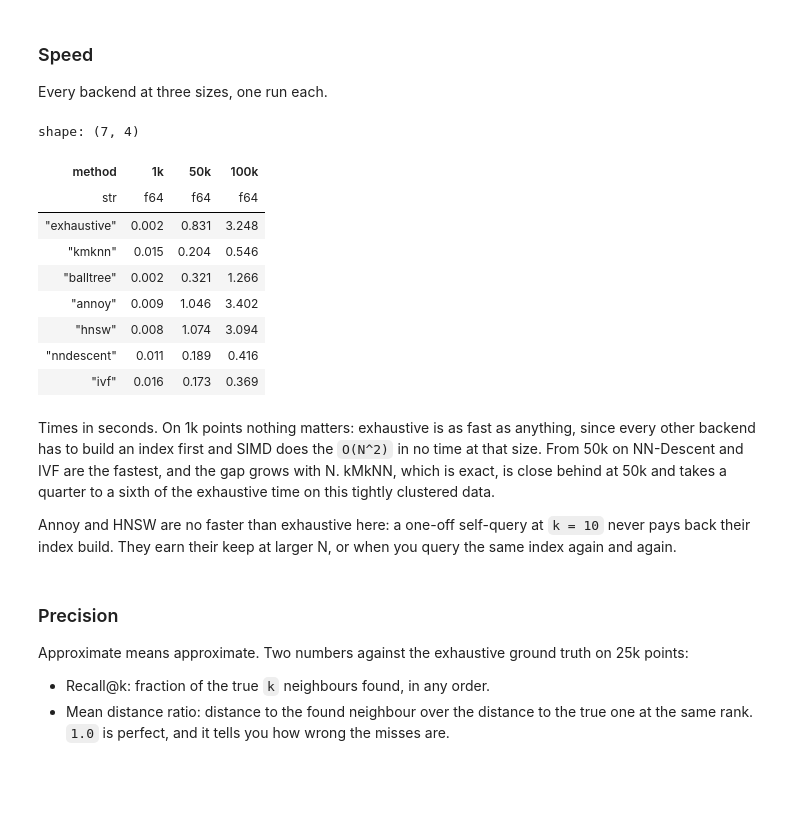
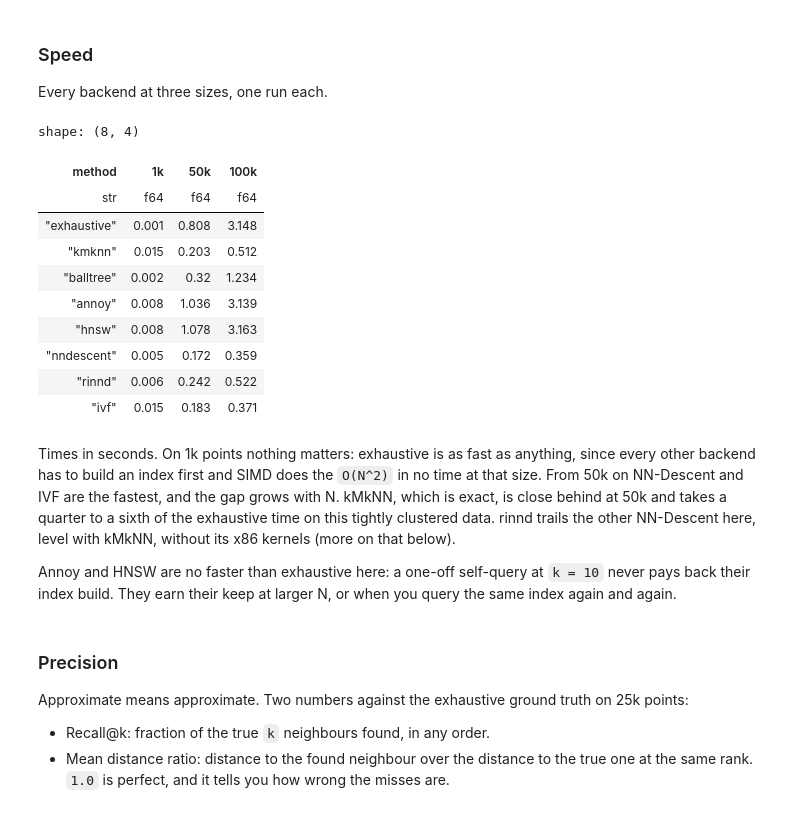
Before and after one commit to GregorLueg/manifolds-rs, a Jupyter notebook: python/docs/vignettes/knn_searches.ipynb, the cells around one changed output. Cells and saved outputs as stored; diff of their text form; code cells hidden in the pictures; blank space fills up the shorter version.

Commit message:
docs: rinnd and NN-Descent seeding in the kNN vignette, rerender all vignettes

```diff
--- a/python/docs/vignettes/knn_searches.ipynb
+++ b/python/docs/vignettes/knn_searches.ipynb
@@ -86,50 +83,54 @@ NeighbourParams(n_tree=None, search_budget=None, m=None, ef_construction=None, e
 Every backend at three sizes, one run each.
 # %%
 BACKENDS = ["exhaustive", "kmknn", "balltree", "annoy", "hnsw", "nndescent", "ivf"]
+if mf.rinnd_available():
+    BACKENDS.insert(-1, "rinnd")
 
 
 def timed(fn) -> float:
     """Wall time of one call, in seconds."""
     start = time.perf_counter()
     fn()
     return time.perf_counter() - start
 
 
 def time_backends(X: np.ndarray) -> dict[str, float]:
     """Wall time of every backend on `X`."""
     params = mf.NeighbourParams(n_probes=25)
     return {
         ann: timed(lambda ann=ann: mf.knn_graph(X, k=K, ann=ann, nn_params=params))
         for ann in BACKENDS
     }
 
 
 speed = {
     f"{n // 1000}k": time_backends(mf.datasets.clustered(n)[0])
     for n in (1_000, 50_000, 100_000)
 }
 
 pl.DataFrame(
     {"method": list(speed["1k"]), **{n: list(t.values()) for n, t in speed.items()}}
 ).with_columns(pl.exclude("method").round(3))
 # %% [output]
-shape: (7, 4)
+shape: (8, 4)
 | method | 1k | 50k | 100k |
 | str | f64 | f64 | f64 |
-| "exhaustive" | 0.002 | 0.831 | 3.248 |
-| "kmknn" | 0.015 | 0.204 | 0.546 |
-| "balltree" | 0.002 | 0.321 | 1.266 |
-| "annoy" | 0.009 | 1.046 | 3.402 |
-| "hnsw" | 0.008 | 1.074 | 3.094 |
-| "nndescent" | 0.011 | 0.189 | 0.416 |
-| "ivf" | 0.016 | 0.173 | 0.369 |
+| "exhaustive" | 0.001 | 0.808 | 3.148 |
+| "kmknn" | 0.015 | 0.203 | 0.512 |
+| "balltree" | 0.002 | 0.32 | 1.234 |
+| "annoy" | 0.008 | 1.036 | 3.139 |
+| "hnsw" | 0.008 | 1.078 | 3.163 |
+| "nndescent" | 0.005 | 0.172 | 0.359 |
+| "rinnd" | 0.006 | 0.242 | 0.522 |
+| "ivf" | 0.015 | 0.183 | 0.371 |
 # %% [markdown]
 Times in seconds. On 1k points nothing matters: exhaustive is as fast as
 anything, since every other backend has to build an index first and SIMD does
 the `O(N^2)` in no time at that size. From 50k on NN-Descent and IVF are the
 fastest, and the gap grows with N. kMkNN, which is exact, is close behind at
 50k and takes a quarter to a sixth of the exhaustive time on this tightly
-clustered data.
+clustered data. rinnd trails the other NN-Descent here, level with kMkNN,
+without its x86 kernels (more on that below).
 
 Annoy and HNSW are no faster than exhaustive here: a one-off self-query at
 `k = 10` never pays back their index build. They earn their keep at larger N,
```
Also changed, not shown: parts of 10 cells of this notebook, 5 other files.
